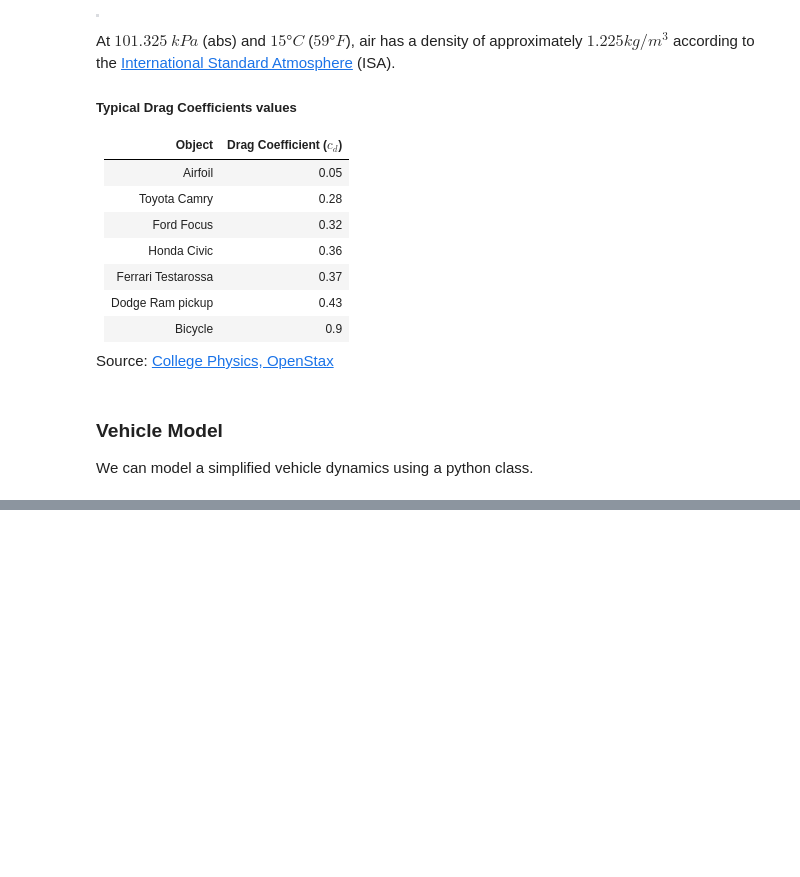
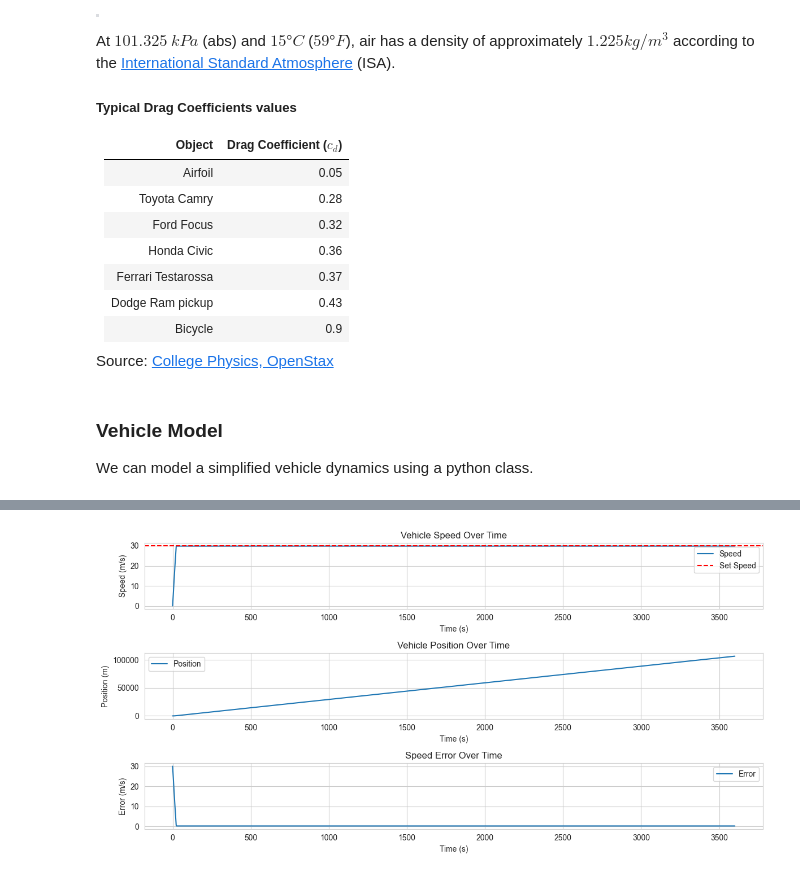
Before and after one commit to tomasanchez/acc-ct, a Jupyter notebook: notebooks/acc.ipynb, the cells around one changed output, grey strips where cells are left out. Drawn from its saved outputs; the diff is of its cells as text; code cells hidden in the pictures; blank space fills up the shorter version.

```diff
--- a/notebooks/acc.ipynb
+++ b/notebooks/acc.ipynb
@@ -228,12 +323,0 @@ acceleration_list = []
-# %%
-import numpy as np
-
-# Run Simulation
-for t in np.arange(0, total_time, dt):
-    throttle = pid.update(vehicle.speed, dt)
-    vehicle.update(throttle, dt)
-
-    time_list.append(t)
-    speed_list.append(vehicle.speed)
-    acceleration_list.append(vehicle.speed / dt)
-    position_list.append(vehicle.position)
@@ -274,0 +326,26 @@ print(np.clip(100 * 0.05, 0, 1))
+# %%
+from typing import Callable
+
+
+def simulate(vehicle: Vehicle,
+             set_speed: float,
+             controller: Callable[[float, float], float],
+             total_time: float = 3_600.0,
+             dt: float = 0.1) -> Simulation:
+    sim = Simulation()
+
+    vehicle.speed = 0
+    vehicle.position = 0
+
+    for t in np.arange(0, total_time, dt):
+        error = set_speed - vehicle.speed
+        throttle = controller(error, dt)  # %
+        speed = process(vehicle, throttle, dt)
+
+        # Store simulation data
+        sim.times.append(t)
+        sim.speeds.append(speed)
+        sim.positions.append(vehicle.position)
+        sim.errors.append(error)
+
+    return sim
@@ -274,0 +382,7 @@ print(np.clip(100 * 0.05, 0, 1))
+# %%
+p = PIDController(kp=1)
+desired_speed = 30  # m/s (108 km/h)
+p_simulation = simulate(camry, set_speed=desired_speed, controller=p.update)
+plot_results(p_simulation, set_speed=desired_speed)
+# %% [output]
+[figure, added]
```
Also changed, not shown: parts of 32 cells of this notebook.
